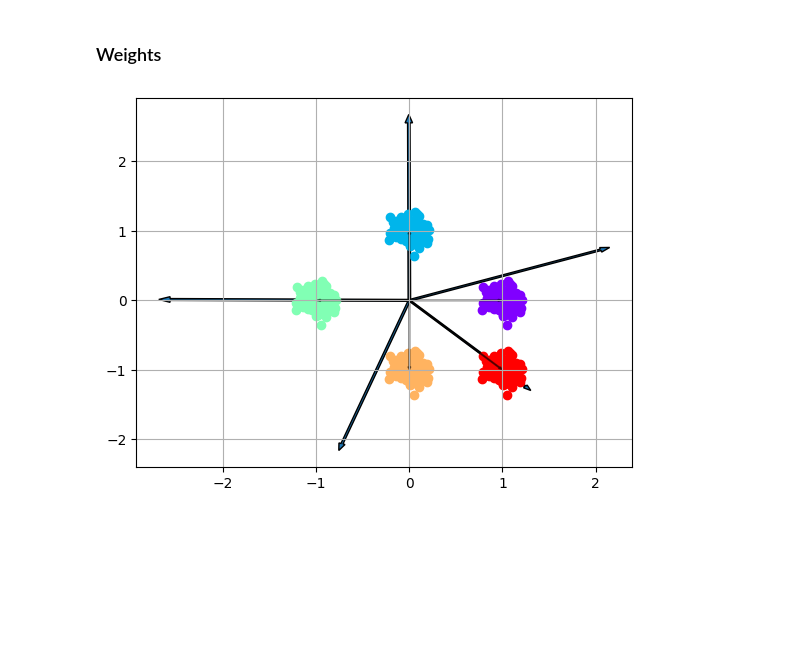
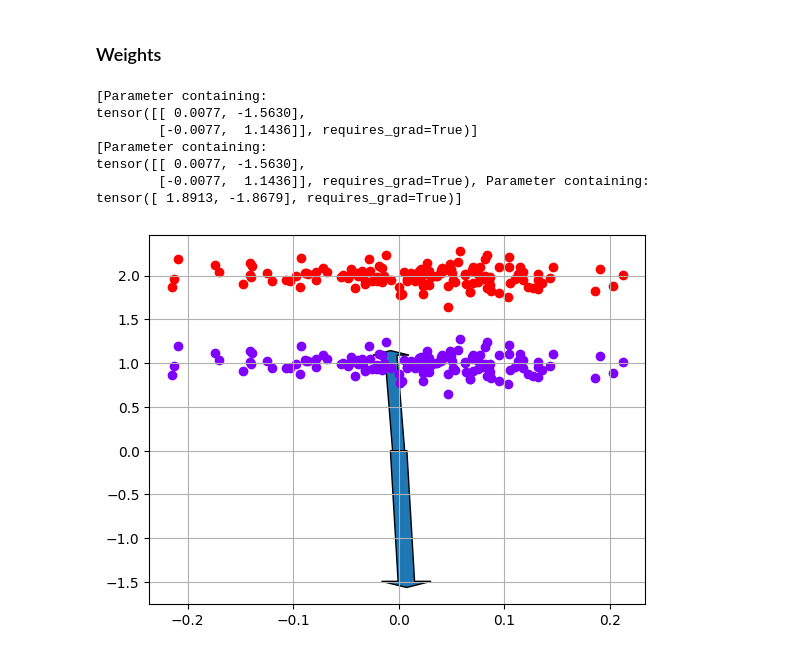
Before and after one commit to Dalsaetra/unitary_memory_indexing_recreated, a Jupyter notebook: notebooks/main.ipynb, the cells around one changed output. Drawn from its saved outputs; the diff is of its cells as text; code cells hidden in the pictures; blank space fills up the shorter version.

Commit message:
Added and tested clusters parallel to each other

```diff
--- a/notebooks/main.ipynb
+++ b/notebooks/main.ipynb
@@ -18,11 +18,11 @@ from datagen import DataGen
 # %% [markdown]
 ### Data generation
 # %%
-n_categories = 5
+n_categories = 2
 n_p = 128 # points_per_category
 
-datatype = "as_extra"
-as_pos = [1,-1]
+datatype = "parallel"
+as_pos = np.array([1,-1])
 dataclass = DataGen(n_categories, n_p, scale=1, name=datatype, seed=1234, as_pos=as_pos)
 centers,data,labels = dataclass.centers,dataclass.data,dataclass.labels
 
@@ -54,7 +54,7 @@ training_loader = torch.utils.data.DataLoader(training_data, batch_size=BATCH_SI
 ### Create model
 # %%
 # model = UMI_SVB_soft(2,n_categories,lr=1e-3)
-model = UMI_L2(2,n_categories,lr=1e-3)
+model = UMI_L2(2,n_categories,lr=1e-3,bias=False)
 
 summary(model,input_size=(1,2))
 # %% [output]
@@ -162,22 +162,33 @@ Accuracy: 1.00
 # %% [markdown]
 ### Weights
 # %%
+w = []
+
 for param in model.parameters():
-    w = param
+    w.append(param)
+    print(w)
 
-w_np = w.detach().numpy()
+w_np = w[0].detach().numpy()
+bias = w[1].detach().numpy()
 
 for w in w_np:
     w_len = np.linalg.norm(w)
     width = 0.01*w_len
     plt.arrow(0,0,w[0],w[1],length_includes_head=True,width=width)
 
 colors = cm.rainbow(np.linspace(0,1,n_categories))
 
 for col,center,i in zip(colors,centers,range(n_categories)):
     plt.scatter(data[i*n_p:(i+1)*n_p,0],data[i*n_p:(i+1)*n_p,1],color=col)
-    plt.arrow(0,0,center[0],center[1],length_includes_head=True,width=0.01,color=(0,0,0,0.5))
+    # plt.arrow(0,0,center[0],center[1],length_includes_head=True,width=0.01,color=(0,0,0,0.5))
 
 plt.grid()
 # %% [output]
+[Parameter containing:
+tensor([[ 0.0077, -1.5630],
+        [-0.0077,  1.1436]], requires_grad=True)]
+[Parameter containing:
+tensor([[ 0.0077, -1.5630],
+        [-0.0077,  1.1436]], requires_grad=True), Parameter containing:
+tensor([ 1.8913, -1.8679], requires_grad=True)]
-[figure, old version]
+[figure, new version]
```
Also changed, not shown: parts of 8 cells of this notebook, 1 other file.
